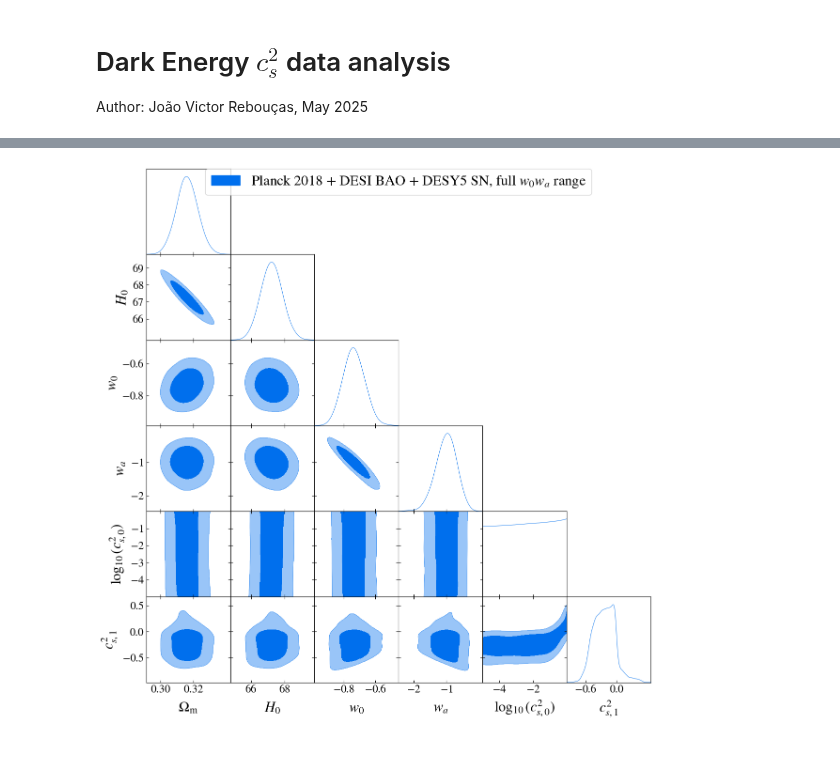
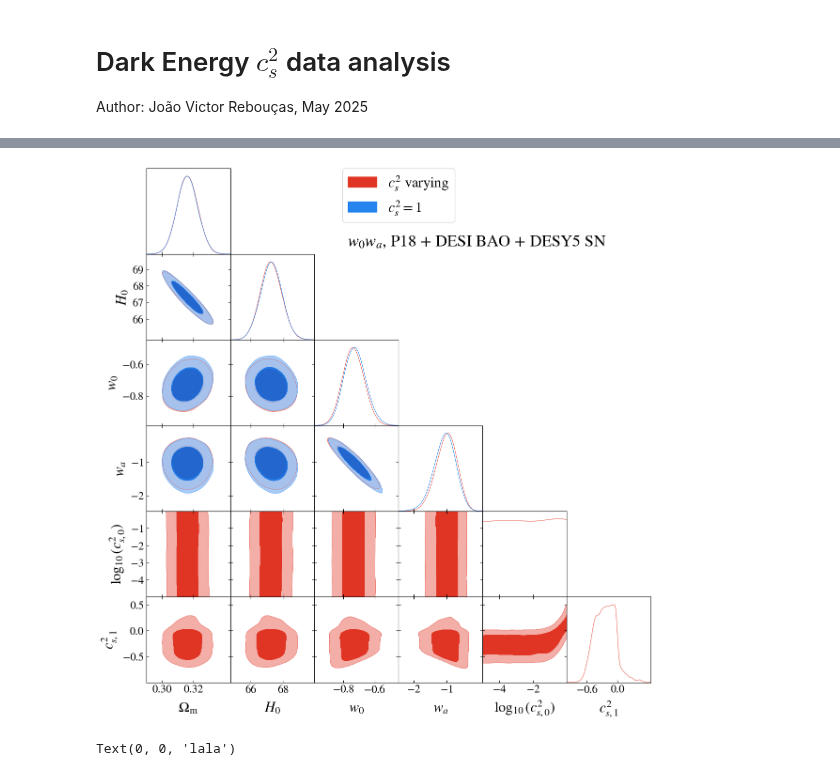
Before and after one commit to joaoreboucas1/cs2-project, a Jupyter notebook: analysis/analysis.ipynb, the cells around one changed output, grey strips where cells are left out. Cells and saved outputs as stored; diff of their text form; code cells hidden in the pictures.

```diff
--- a/analysis/analysis.ipynb
+++ b/analysis/analysis.ipynb
@@ -12,14 +12,17 @@ mpl.rcParams['mathtext.fontset'] = "stix"
 mpl.rcParams['font.family'] = "STIXGeneral"
 # %%
 # Load chains
-indices = range(3, 5)
+indices = range(3, 6+1)
 settings = {
     "ignore_rows": 0.4,
 }
 chains = {}
 for i in indices:
     chain = getdist.loadMCSamples(f"../chains/MCMC{i}/MCMC{i}", settings=settings)
-    chain.paramNames.parWithName("log10_cs2_0").label = r"\log_{10}(c_{s,0}^2)"
+    try:
+        chain.paramNames.parWithName("log10_cs2_0").label = r"\log_{10}(c_{s,0}^2)"
+    except Exception:
+        pass
     chains[i] = chain
 # %%
 p = getdist.plots.get_subplot_plotter()
@@ -41,10 +48,14 @@ p.settings.axes_fontsize=20
 p.settings.axes_labelsize=25
 p.settings.legend_fontsize=25
 p.triangle_plot(
-    chains[4],
+    [chains[4], chains[6]],
     ["omegam", "H0", "w0", "wa", "log10_cs2_0", "cs2_1"],
     filled=True,
-    legend_labels=[r"Planck 2018 + DESI BAO + DESY5 SN, full $w_0w_a$ range"]
+    legend_labels=[
+        r"$c_s^2$ varying",
+        r"$c_s^2 = 1$",
+    ]
 )
+p.fig.text(0.45, 0.85, r"$w_0w_a$, P18 + DESI BAO + DESY5 SN", fontsize=25)
 p.export("plots/w0wacs2_pbs.pdf")
 # %% [output]
@@ -51 +63,5 @@ p.export("plots/w0wacs2_pbs.pdf")
-[figure, old version]
+[figure, new version]
+# %%
+p.fig.text(0, 0, "lala")
+# %% [output]
+Text(0, 0, 'lala')
```
Also changed, not shown: parts of 3 cells of this notebook, 2 other files.
